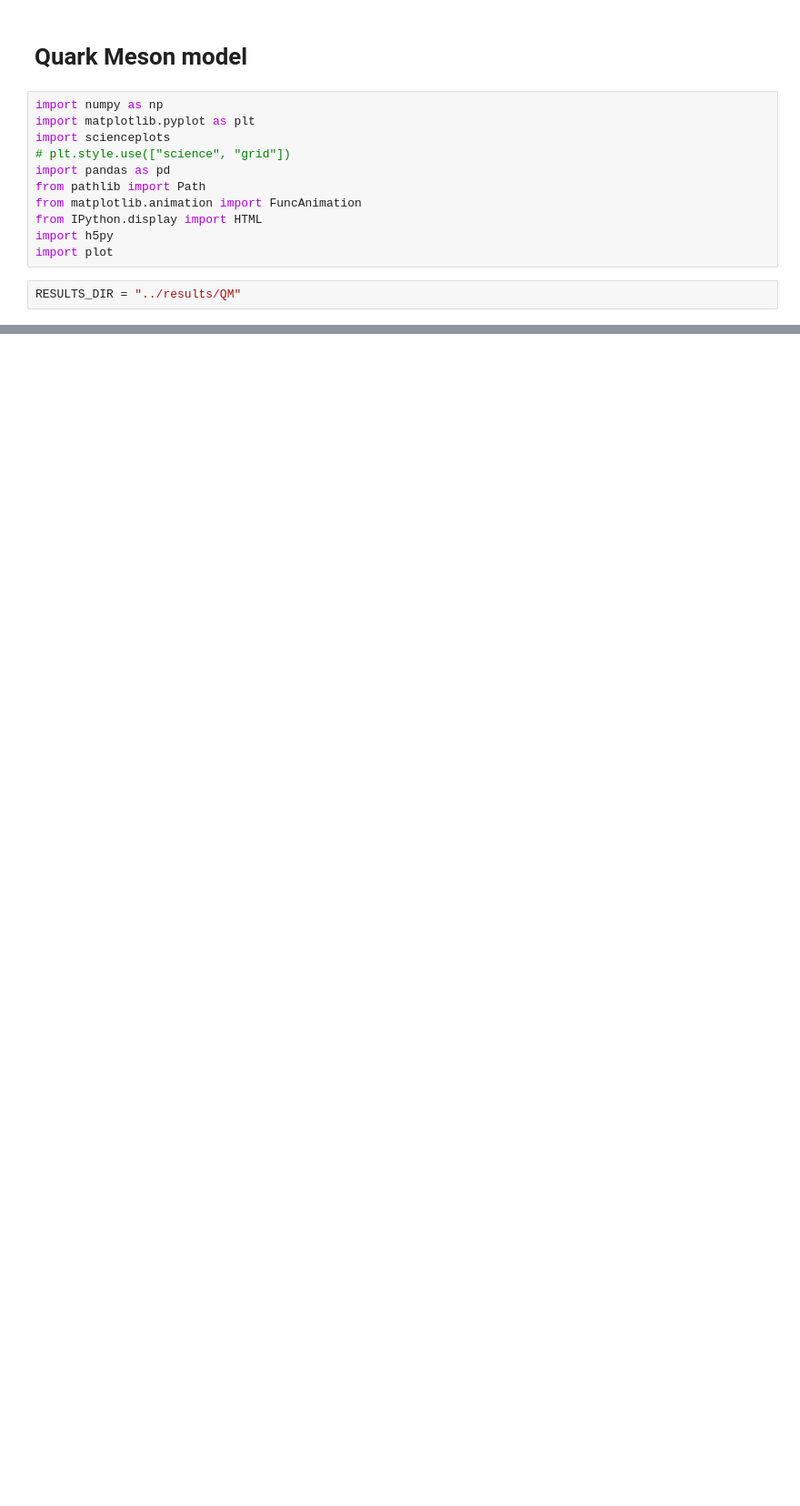
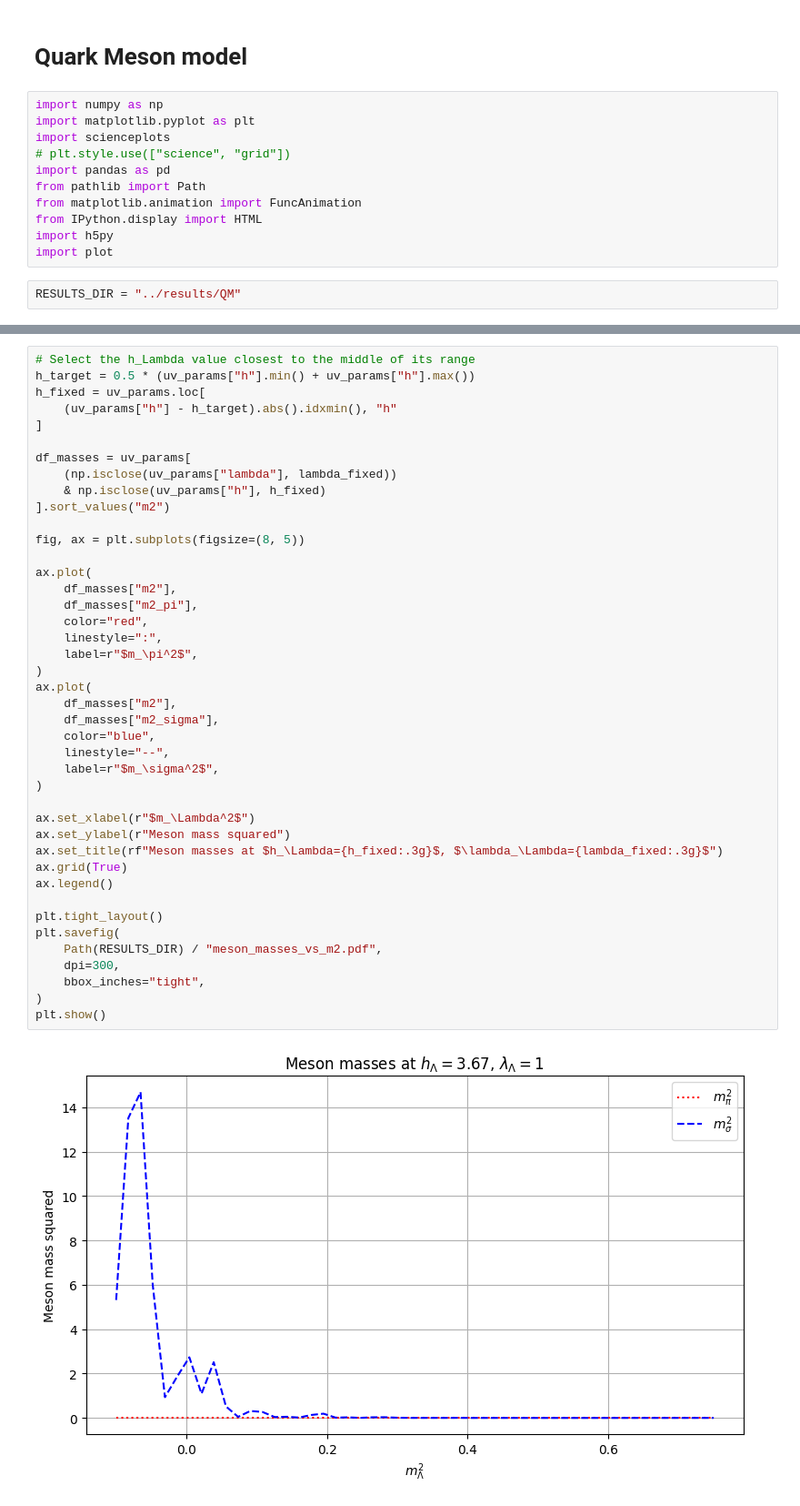
Before and after one commit to kilianroeth/FRG, a Jupyter notebook: plot/QM.ipynb, the cells around one changed output, grey strips where cells are left out. Shown at 91% size. Cells and saved outputs as stored; diff of their text form; blank space fills up the shorter version.

```diff
--- a/plot/QM.ipynb
+++ b/plot/QM.ipynb
@@ -82,0 +89,44 @@ plt.show()
+# %%
+# Select the h_Lambda value closest to the middle of its range
+h_target = 0.5 * (uv_params["h"].min() + uv_params["h"].max())
+h_fixed = uv_params.loc[
+    (uv_params["h"] - h_target).abs().idxmin(), "h"
+]
+
+df_masses = uv_params[
+    (np.isclose(uv_params["lambda"], lambda_fixed))
+    & np.isclose(uv_params["h"], h_fixed)
+].sort_values("m2")
+
+fig, ax = plt.subplots(figsize=(8, 5))
+
+ax.plot(
+    df_masses["m2"],
+    df_masses["m2_pi"],
+    color="red",
+    linestyle=":",
+    label=r"$m_\pi^2$",
+)
+ax.plot(
+    df_masses["m2"],
+    df_masses["m2_sigma"],
+    color="blue",
+    linestyle="--",
+    label=r"$m_\sigma^2$",
+)
+
+ax.set_xlabel(r"$m_\Lambda^2$")
+ax.set_ylabel(r"Meson mass squared")
+ax.set_title(rf"Meson masses at $h_\Lambda={h_fixed:.3g}$, $\lambda_\Lambda={lambda_fixed:.3g}$")
+ax.grid(True)
+ax.legend()
+
+plt.tight_layout()
+plt.savefig(
+    Path(RESULTS_DIR) / "meson_masses_vs_m2.pdf",
+    dpi=300,
+    bbox_inches="tight",
+)
+plt.show()
+# %% [output]
+[figure, added]
```
Also changed, not shown: parts of 4 cells of this notebook, 7 other files.
